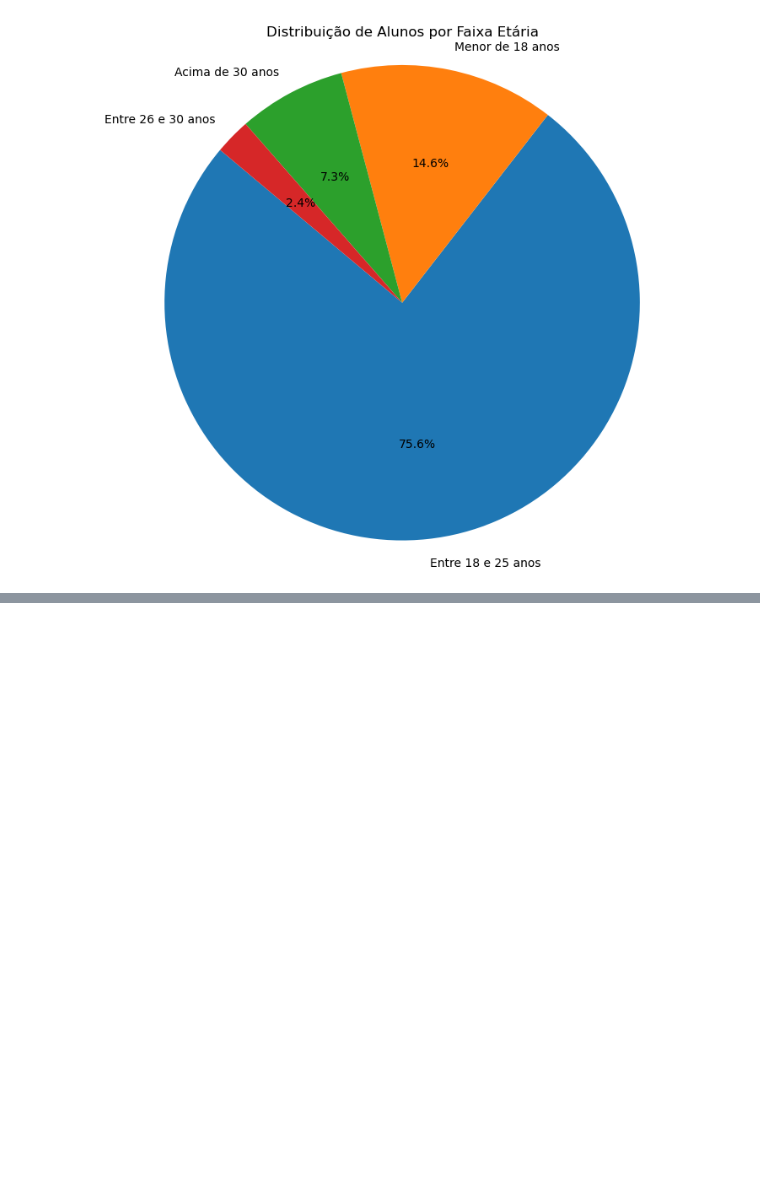
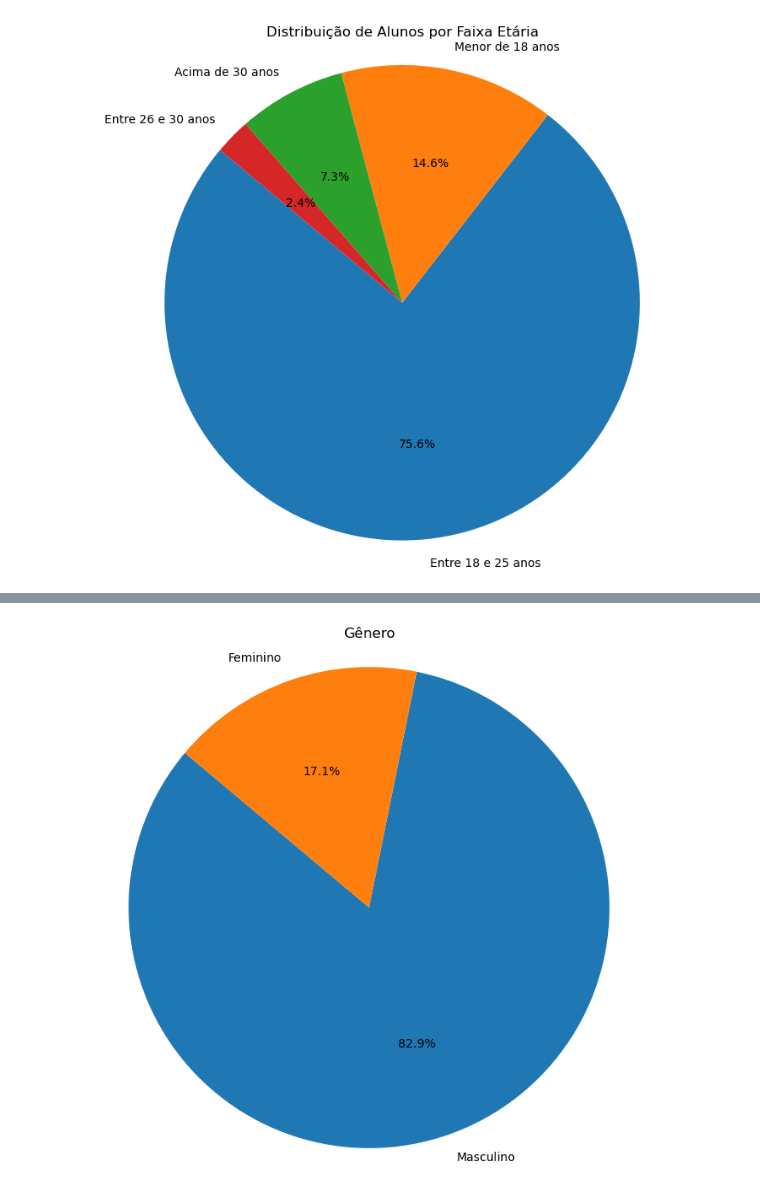
Before and after one commit to WilkerLuz/Produto-Educacional-, a Jupyter notebook: perfil_alunos_PE.ipynb, the cells around one changed output, grey strips where cells are left out. Saved outputs shown, nothing was run; the diff lists cells and outputs as text; code cells hidden in the pictures; blank space fills up the shorter version.

```diff
--- a/perfil_alunos_PE.ipynb
+++ b/perfil_alunos_PE.ipynb
@@ -53,11 +53,14 @@ plt.show()
 # %% [output]
 [figure]
 # %%
+
 genero = df_perfil_alunos['genero'].value_counts().reset_index()
 genero.columns = ['genero:', 'Número de Alunos']
 
-fig_genero = px.pie(genero, names='genero:', values='Número de Alunos',
-             title='Gênero')
-
-fig_genero
+# Criando o gráfico de pizza usando matplotlib
+plt.figure(figsize=(8, 8))
+plt.pie(genero['Número de Alunos'], labels=genero['genero:'], autopct='%1.1f%%', startangle=140)
+plt.title('Gênero')
+plt.axis('equal')  # Equal aspect ratio para garantir que o gráfico seja um círculo
+plt.show()
 # %% [output]
@@ -65,3 +67,4 @@ fig_genero
+[figure, added]
 # %%
 sabe_programar = df_perfil_alunos['experiencia_programacao'].value_counts().reset_index()
 sabe_programar.columns = ['experiencia_programacao', 'Número de Alunos']
```
Also changed, not shown: parts of 1 cell of this notebook.
